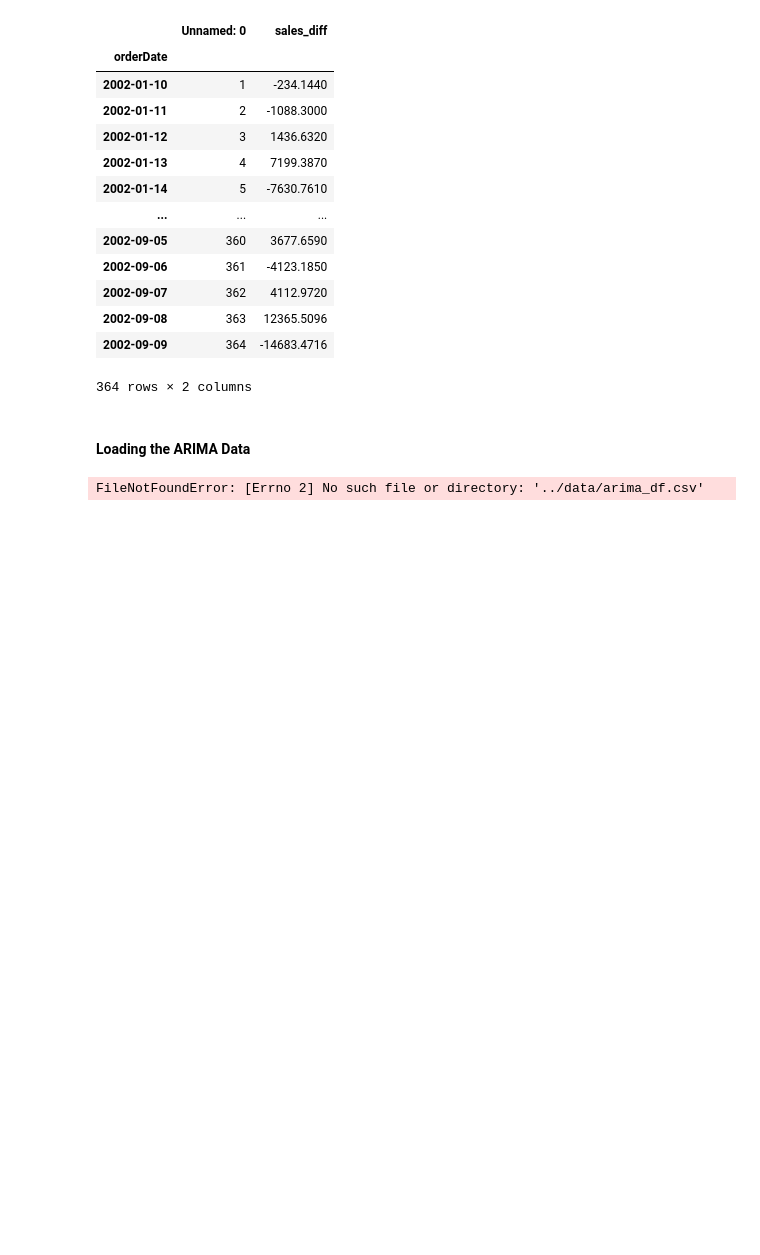
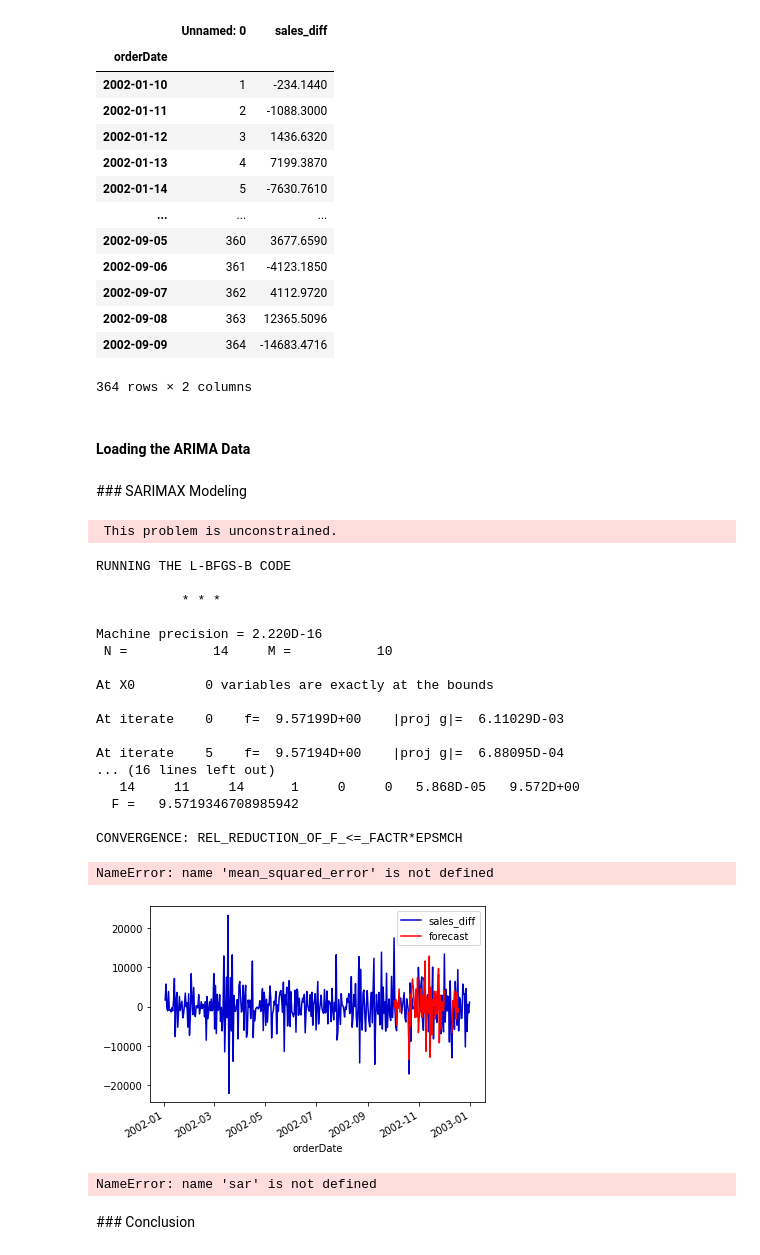
Before and after one commit to YlmRdm/order-forecaster, a Jupyter notebook: notebooks/02-model.ipynb, the cells around one changed output. Drawn from its saved outputs; the diff is of its cells as text; code cells hidden in the pictures; blank space fills up the shorter version.

Commit message:
Add 02-model

```diff
--- a/notebooks/02-model.ipynb
+++ b/notebooks/02-model.ipynb
@@ -69,10 +69,69 @@ datetime_df
 #### Loading the ARIMA Data
 # %%
 def load_data():
-    return pd.read_csv('../data/arima_df.csv').set_index('orderDate')
+    return pd.read_csv('../data/output/arima.csv').set_index('orderDate')
 
 arm_data = load_data()
-# %% [output]
-FileNotFoundError: [Errno 2] No such file or directory: '../data/arima_df.csv'
 # %%
 arm_data.index = pd.to_datetime(arm_data.index)
+# %% [markdown]
+### SARIMAX Modeling
+# %%
+def get_scores(data):
+
+    model_scores = {}
+
+    rmse = np.sqrt(mean_squared_error(data.sales_diff[-12:], data.forecast[-12:]))
+    mae = mean_absolute_error(data.sales_diff[-12:], data.forecast[-12:])
+    r2 = r2_score(data.sales_diff[-12:], data.forecast[-12:])
+    model_scores['ARIMA'] = [rmse, mae, r2]
+
+    print(f"RMSE: {rmse}")
+    print(f"MAE: {mae}")
+    print(f"R2 Score: {r2}")
+
+    pickle.dump(model_scores, open( "arima_model_scores.p", "wb" ))
+# %%
+def sarimax_model(data):
+    # Model
+    sar = sm.tsa.statespace.SARIMAX(arm_data.sales_diff, order=(12,0,0), seasonal_order=(0,1,0,12), trend='c').fit()
+
+    # Predictions
+    start, end, dynamic = 40, 100, 7
+    data['forecast'] = sar.predict(start=start, end=end, dynamic=dynamic)
+    pred_df = data.forecast[start+dynamic:end]
+
+    data[['sales_diff', 'forecast']].plot(color=['mediumblue', 'Red'])
+
+    get_scores(data)
+
+    return sar, data, pred_df
+
+sar, arm_data, predictions = sarimax_model(arm_data)
+# %% [output]
+ This problem is unconstrained.
+RUNNING THE L-BFGS-B CODE
+
+           * * *
+
+Machine precision = 2.220D-16
+ N =           14     M =           10
+
+At X0         0 variables are exactly at the bounds
+
+At iterate    0    f=  9.57199D+00    |proj g|=  6.11029D-03
+
+At iterate    5    f=  9.57194D+00    |proj g|=  6.88095D-04
+... (16 lines left out)
+   14     11     14      1     0     0   5.868D-05   9.572D+00
+  F =   9.5719346708985942
+
+CONVERGENCE: REL_REDUCTION_OF_F_<=_FACTR*EPSMCH
+NameError: name 'mean_squared_error' is not defined
+[figure, added]
+# %%
+sar.plot_diagnostics(figsize=(10, 8));
+# %% [output]
+NameError: name 'sar' is not defined
+# %% [markdown]
+### Conclusion
```
Also changed, not shown: parts of 3 cells of this notebook.
